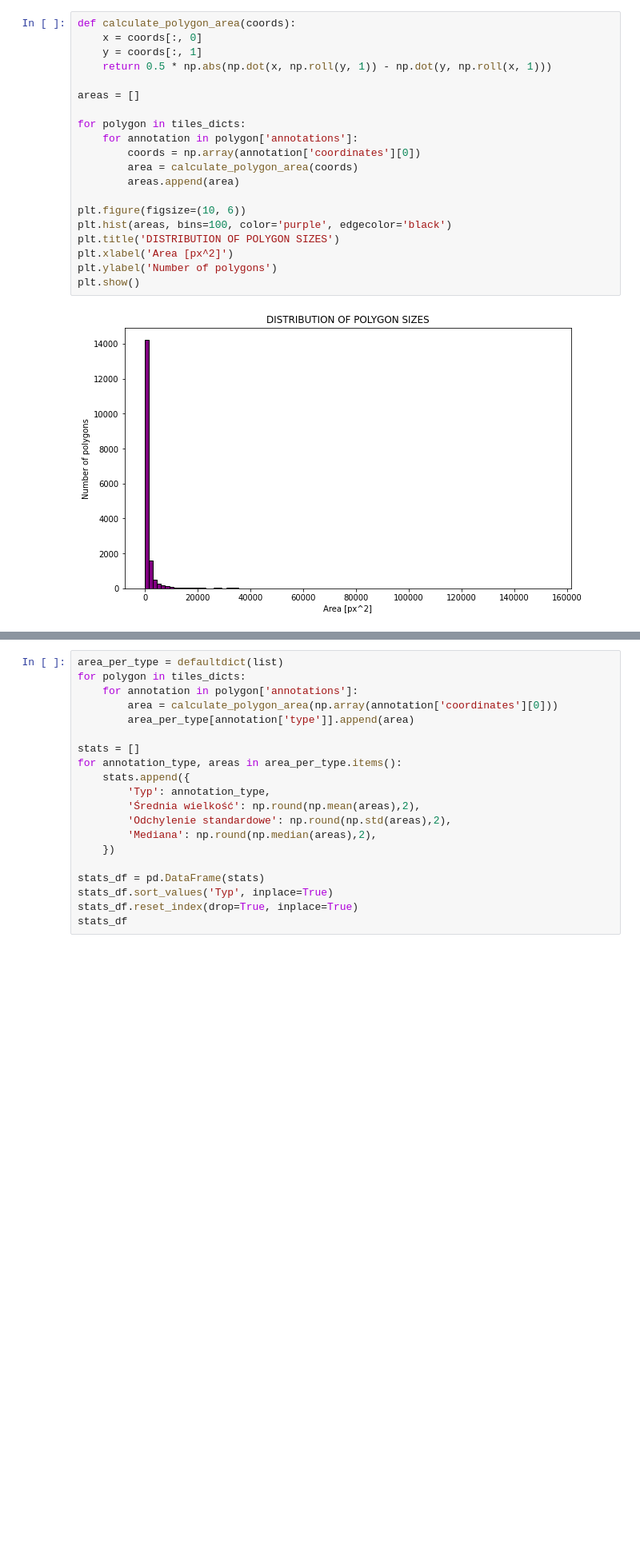
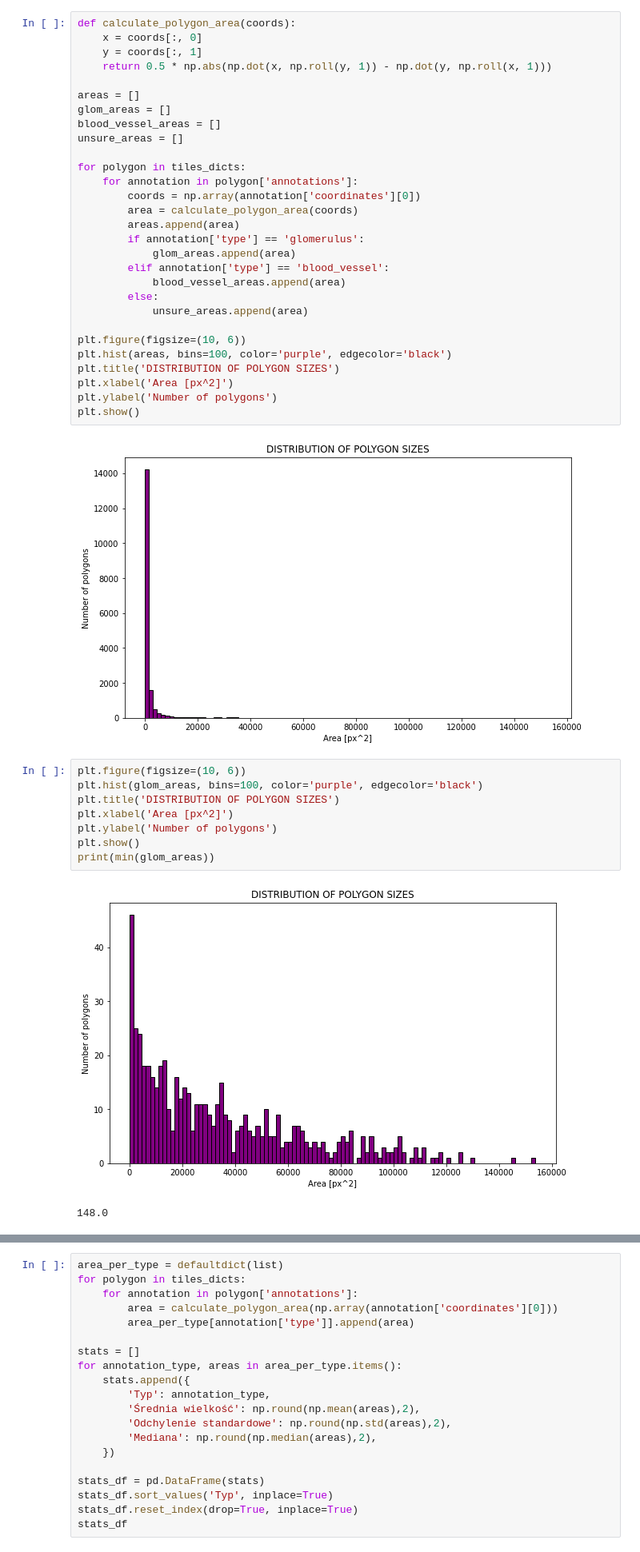
Before and after one commit to DamianBisewski/HumanVasculatureVisualization, a Jupyter notebook: eda.ipynb, the cells around one changed output, grey strips where cells are left out. Shown at 80% size. Drawn from its saved outputs; the diff is of its cells as text; blank space fills up the shorter version.

```diff
--- a/eda.ipynb
+++ b/eda.ipynb
@@ -304,12 +326,21 @@ def calculate_polygon_area(coords):
     return 0.5 * np.abs(np.dot(x, np.roll(y, 1)) - np.dot(y, np.roll(x, 1)))
 
 areas = []
+glom_areas = []
+blood_vessel_areas = []
+unsure_areas = []
 
 for polygon in tiles_dicts:
     for annotation in polygon['annotations']:
         coords = np.array(annotation['coordinates'][0])
         area = calculate_polygon_area(coords)
         areas.append(area)
+        if annotation['type'] == 'glomerulus':
+            glom_areas.append(area)
+        elif annotation['type'] == 'blood_vessel':
+            blood_vessel_areas.append(area)
+        else:
+            unsure_areas.append(area)
 
 plt.figure(figsize=(10, 6))
 plt.hist(areas, bins=100, color='purple', edgecolor='black')
@@ -319,3 +350,14 @@ plt.ylabel('Number of polygons')
 plt.show()
 # %% [output]
 [figure]
+# %%
+plt.figure(figsize=(10, 6))
+plt.hist(glom_areas, bins=100, color='purple', edgecolor='black')
+plt.title('DISTRIBUTION OF POLYGON SIZES')
+plt.xlabel('Area [px^2]')
+plt.ylabel('Number of polygons')
+plt.show()
+print(min(glom_areas))
+# %% [output]
+[figure, added]
+148.0
```
Also changed, not shown: parts of 5 cells of this notebook.
